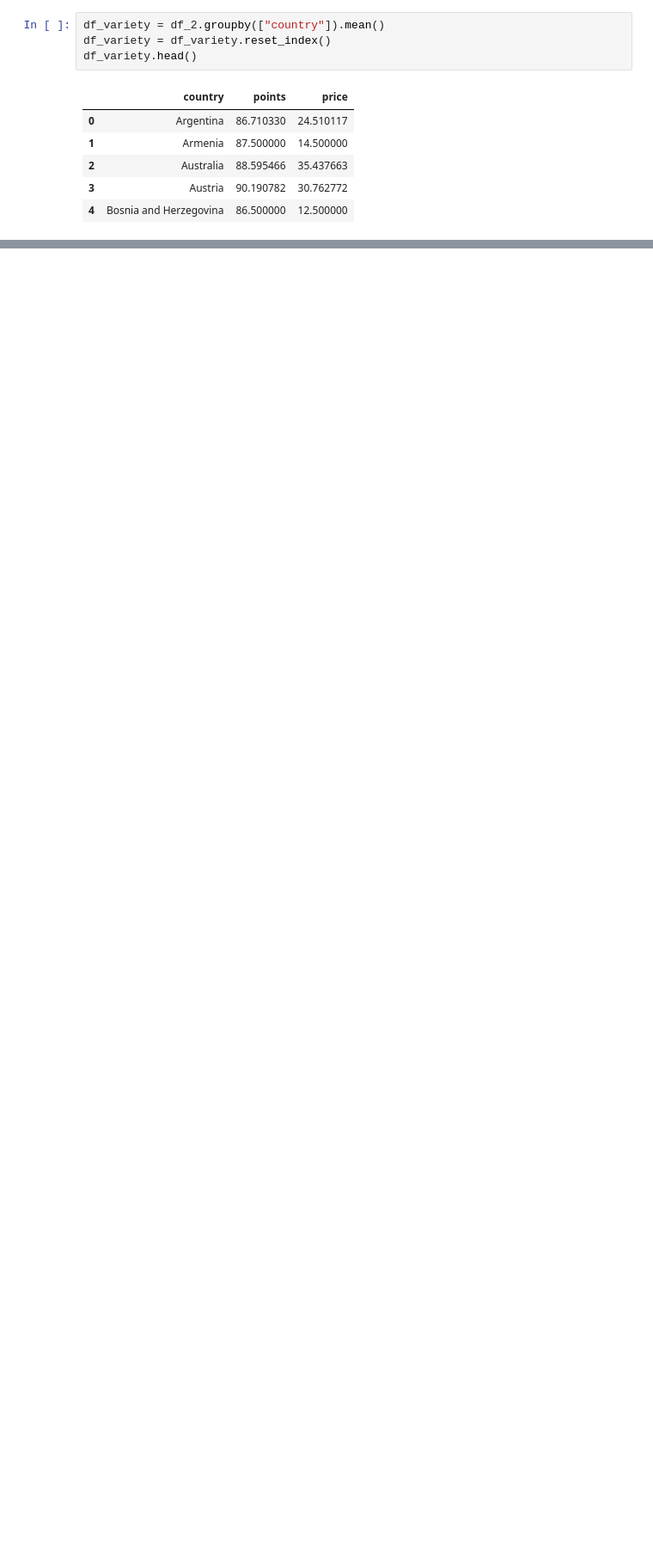
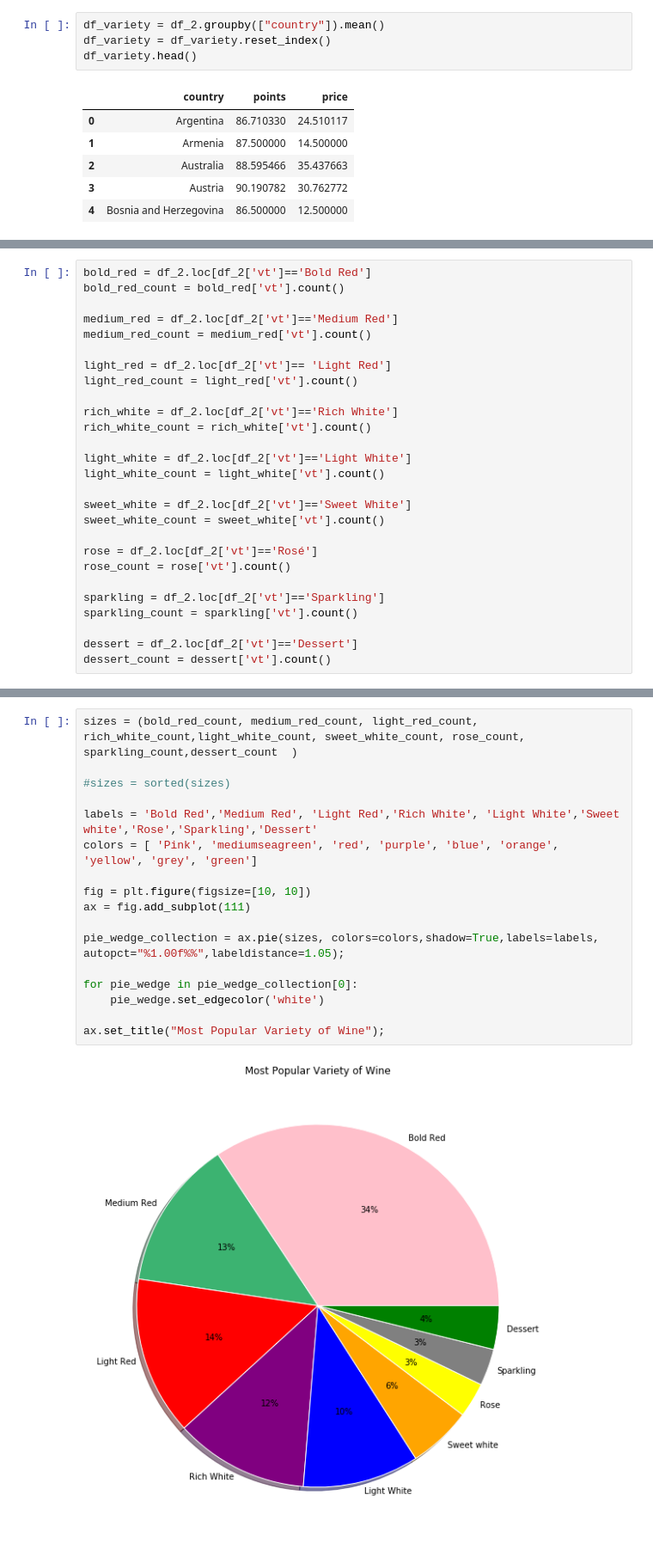
Before and after one commit to renatonico/Pygeons, a Jupyter notebook: notebooks/matt.ipynb, the cells around one changed output, grey strips where cells are left out. Shown at 86% size. Drawn from its saved outputs; the diff is of its cells as text; blank space fills up the shorter version.

```diff
--- a/notebooks/matt.ipynb
+++ b/notebooks/matt.ipynb
@@ -209,0 +299,27 @@ plt.title("Country vs. Price")
+# %%
+bold_red = df_2.loc[df_2['vt']=='Bold Red']
+bold_red_count = bold_red['vt'].count()
+
+medium_red = df_2.loc[df_2['vt']=='Medium Red']
+medium_red_count = medium_red['vt'].count()
+
+light_red = df_2.loc[df_2['vt']== 'Light Red']
+light_red_count = light_red['vt'].count()
+
+rich_white = df_2.loc[df_2['vt']=='Rich White']
+rich_white_count = rich_white['vt'].count()
+
+light_white = df_2.loc[df_2['vt']=='Light White']
+light_white_count = light_white['vt'].count()
+
+sweet_white = df_2.loc[df_2['vt']=='Sweet White']
+sweet_white_count = sweet_white['vt'].count()
+
+rose = df_2.loc[df_2['vt']=='Rosé']
+rose_count = rose['vt'].count()
+
+sparkling = df_2.loc[df_2['vt']=='Sparkling']
+sparkling_count = sparkling['vt'].count()
+
+dessert = df_2.loc[df_2['vt']=='Dessert']
+dessert_count = dessert['vt'].count()
@@ -209,0 +334,19 @@ plt.title("Country vs. Price")
+# %%
+sizes = (bold_red_count, medium_red_count, light_red_count, rich_white_count,light_white_count, sweet_white_count, rose_count, sparkling_count,dessert_count  )
+
+#sizes = sorted(sizes)
+
+labels = 'Bold Red','Medium Red', 'Light Red','Rich White', 'Light White','Sweet white','Rose','Sparkling','Dessert'
+colors = [ 'Pink', 'mediumseagreen', 'red', 'purple', 'blue', 'orange', 'yellow', 'grey', 'green']
+
+fig = plt.figure(figsize=[10, 10])
+ax = fig.add_subplot(111)
+
+pie_wedge_collection = ax.pie(sizes, colors=colors,shadow=True,labels=labels, autopct="%1.00f%%",labeldistance=1.05);
+
+for pie_wedge in pie_wedge_collection[0]:
+    pie_wedge.set_edgecolor('white')
+
+ax.set_title("Most Popular Variety of Wine");
+# %% [output]
+[figure, added]
```
Also changed, not shown: parts of 48 cells of this notebook.
